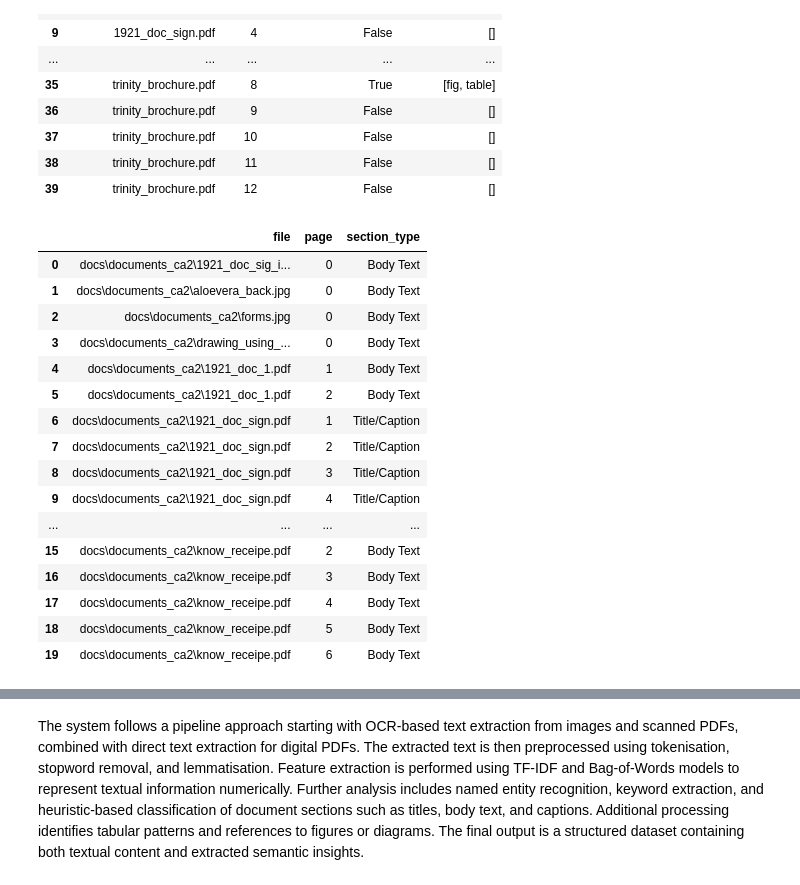
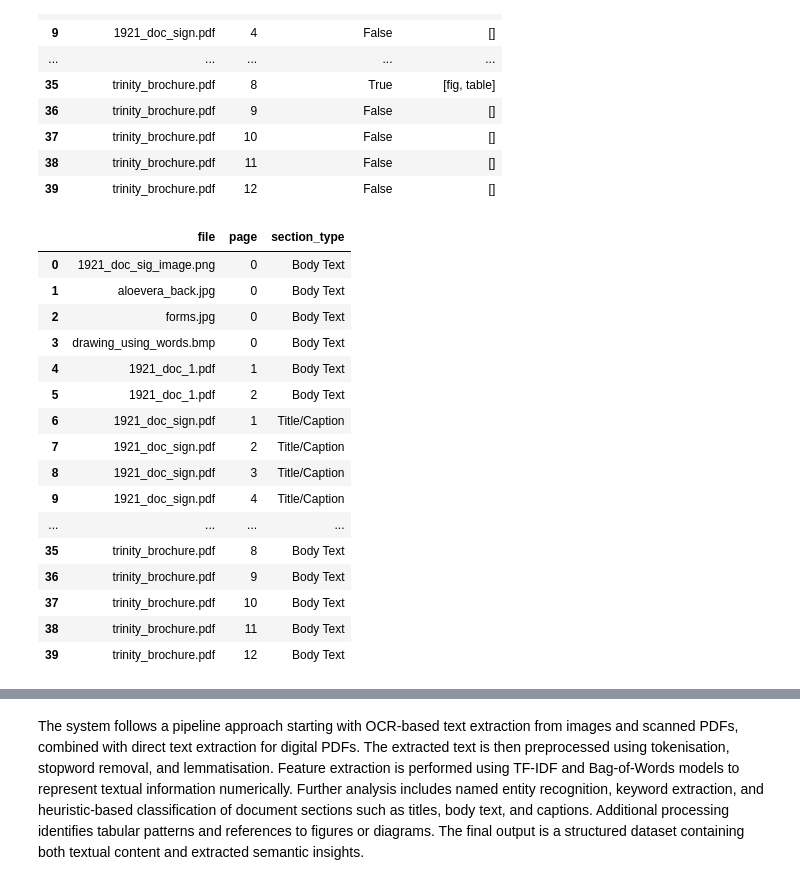
Before and after one commit to ATU-BDAAI/ca2-assignment-research-selvi-datascience, a Jupyter notebook: CA2_Template.ipynb, the cells around one changed output, grey strips where cells are left out. Cells and saved outputs as stored; diff of their text form; code cells hidden in the pictures.

```diff
--- a/CA2_Template.ipynb
+++ b/CA2_Template.ipynb
@@ -904,39 +905,39 @@ fig_df
 # %%
 # STEP 8 — SIMPLE SECTION CATEGORISATION
 
 def classify_section(text):
 
     text = str(text)
 
     if len(text.split()) < 15:
         return "Title/Caption"
 
     elif "figure" in text.lower() or "fig." in text.lower():
         return "Figure Reference"
 
     else:
         return "Body Text"
 
-results1_df["section_type"] = results1_df["text"].apply(classify_section)
+enhanced_df["section_type"] = enhanced_df["clean_text_preview"].apply(classify_section)
 
-results1_df[
+enhanced_df[
     ["file", "page", "section_type"]
-].head(20)
+]
 # %% [output]
 |  | file | page | section_type |
-| 0 | docs\documents_ca2\1921_doc_sig_i... | 0 | Body Text |
-| 1 | docs\documents_ca2\aloevera_back.jpg | 0 | Body Text |
-| 2 | docs\documents_ca2\forms.jpg | 0 | Body Text |
-| 3 | docs\documents_ca2\drawing_using_... | 0 | Body Text |
-| 4 | docs\documents_ca2\1921_doc_1.pdf | 1 | Body Text |
-| 5 | docs\documents_ca2\1921_doc_1.pdf | 2 | Body Text |
-| 6 | docs\documents_ca2\1921_doc_sign.pdf | 1 | Title/Caption |
-| 7 | docs\documents_ca2\1921_doc_sign.pdf | 2 | Title/Caption |
-| 8 | docs\documents_ca2\1921_doc_sign.pdf | 3 | Title/Caption |
-| 9 | docs\documents_ca2\1921_doc_sign.pdf | 4 | Title/Caption |
+| 0 | 1921_doc_sig_image.png | 0 | Body Text |
+| 1 | aloevera_back.jpg | 0 | Body Text |
+| 2 | forms.jpg | 0 | Body Text |
+| 3 | drawing_using_words.bmp | 0 | Body Text |
+| 4 | 1921_doc_1.pdf | 1 | Body Text |
+| 5 | 1921_doc_1.pdf | 2 | Body Text |
+| 6 | 1921_doc_sign.pdf | 1 | Title/Caption |
+| 7 | 1921_doc_sign.pdf | 2 | Title/Caption |
+| 8 | 1921_doc_sign.pdf | 3 | Title/Caption |
+| 9 | 1921_doc_sign.pdf | 4 | Title/Caption |
 | ... | ... | ... | ... |
-| 15 | docs\documents_ca2\know_receipe.pdf | 2 | Body Text |
-| 16 | docs\documents_ca2\know_receipe.pdf | 3 | Body Text |
-| 17 | docs\documents_ca2\know_receipe.pdf | 4 | Body Text |
-| 18 | docs\documents_ca2\know_receipe.pdf | 5 | Body Text |
-| 19 | docs\documents_ca2\know_receipe.pdf | 6 | Body Text |
+| 35 | trinity_brochure.pdf | 8 | Body Text |
+| 36 | trinity_brochure.pdf | 9 | Body Text |
+| 37 | trinity_brochure.pdf | 10 | Body Text |
+| 38 | trinity_brochure.pdf | 11 | Body Text |
+| 39 | trinity_brochure.pdf | 12 | Body Text |
```
Also changed, not shown: parts of 24 cells of this notebook.
